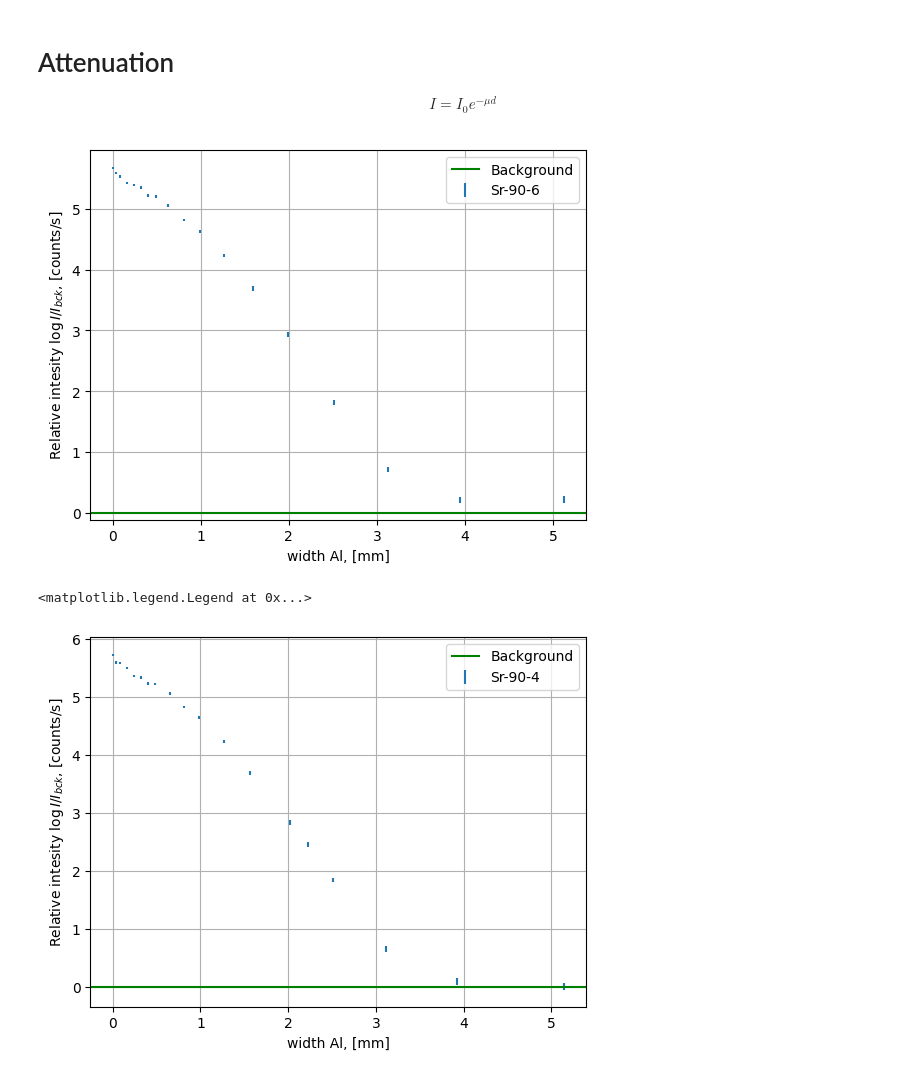
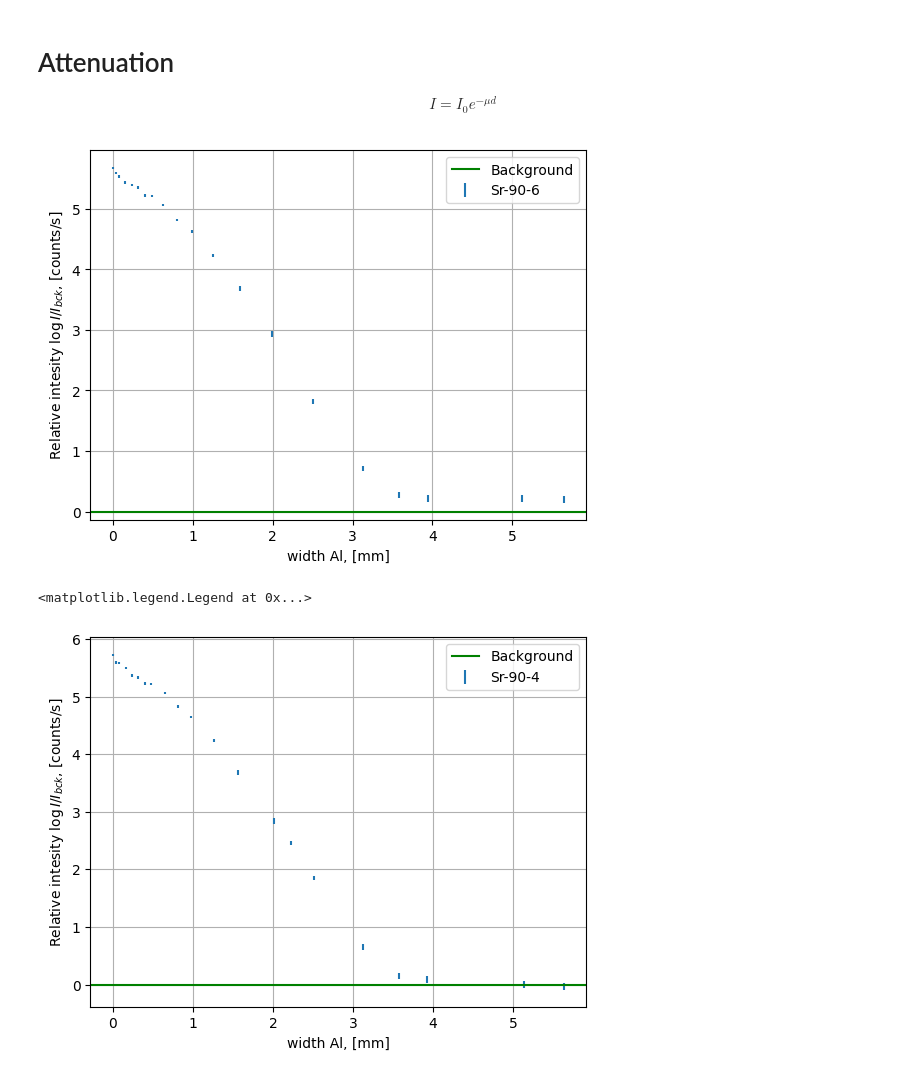
Before and after one commit to tphlabs/data, a Jupyter notebook: Lab4_Nuclear/2023_12_26/Lab4_Poisson_test.ipynb, the cells around one changed output. Drawn from its saved outputs; the diff is of its cells as text; code cells hidden in the pictures.

```diff
--- a/Lab4_Nuclear/2023_12_26/Lab4_Poisson_test.ipynb
+++ b/Lab4_Nuclear/2023_12_26/Lab4_Poisson_test.ipynb
@@ -24,34 +24,36 @@ measurements = '''
 1.26 1196 60
 0.99 1775 60
 0.81 2143 60
 0.63 2735 60
 0.49 3166 60
 0.400 1611 30
 0.320 1834 30
 0.240 1908 30
 0.160 1978 30
 0.080 2189 30
 0.040 2328 30
 0 2522 30
 3.94 360 1000
 5.12 361 1000
+5.64 353 1000
+3.58 381 1000
 '''
 data = np.genfromtxt(measurements.splitlines())
 d1, counts, time = data.T
 delta = 1/np.sqrt(counts) # relative error
 I = counts / time
 I_rel1 = I / I_background # relative
 I_err = delta * I_rel1
 log_I_rel1 = I_err / I_rel1 # error of log
 
 plt.errorbar(d1, np.log(I_rel1), yerr=log_I_rel1, linestyle='', label='Sr-90-6')
 plt.xlabel('width Al, [mm]')
 plt.ylabel(r'Relative intesity $\log I/I_{bck}$, [counts/s]')
 plt.axhline(0, color='green', label='Background')
 plt.grid()
 plt.legend();
 # %% [output]
-[figure, old version]
+[figure, new version]
 # %%
 # station 2
 # Sr-90-4
@@ -75,6 +77,8 @@ measurements = '''
 0     2658 30
 3.93 318 1000
 5.14 292 1000
+5.63 281 1000
+3.58 338 1000
 '''
 data = np.genfromtxt(measurements.splitlines())
 d2, counts, time = data.T
@@ -93,7 +97,7 @@ plt.grid()
 plt.legend()
 # %% [output]
 <matplotlib.legend.Legend at 0x...>
-[figure, old version]
+[figure, new version]
 # %%
 plt.errorbar(d2, np.log(I_rel2), yerr=log_I_rel2, linestyle='', label='Sr-90-4')
 plt.errorbar(d1, np.log(I_rel1), yerr=log_I_rel1, linestyle='', label='Sr-90-6')
```
Also changed, not shown: parts of 1 cell of this notebook.
